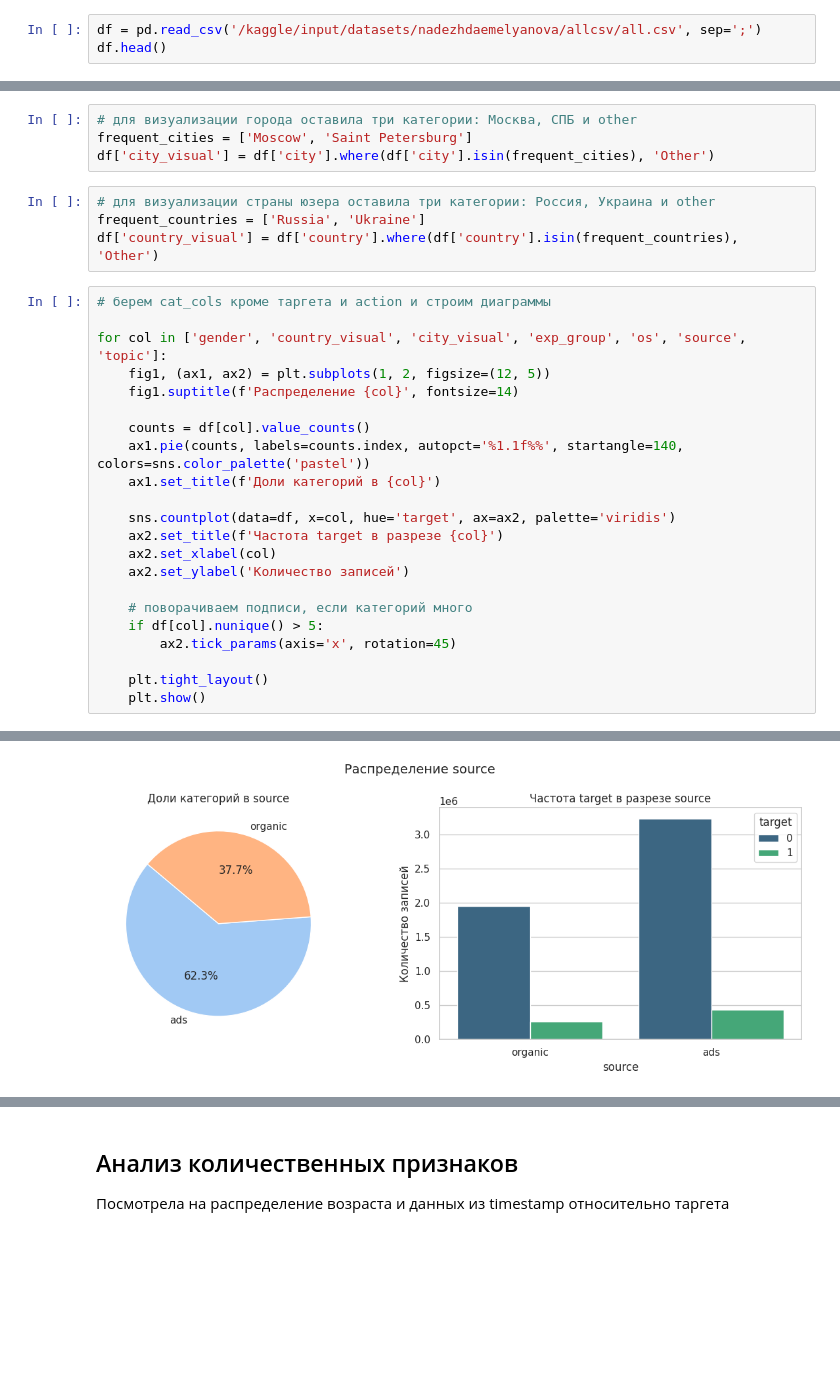
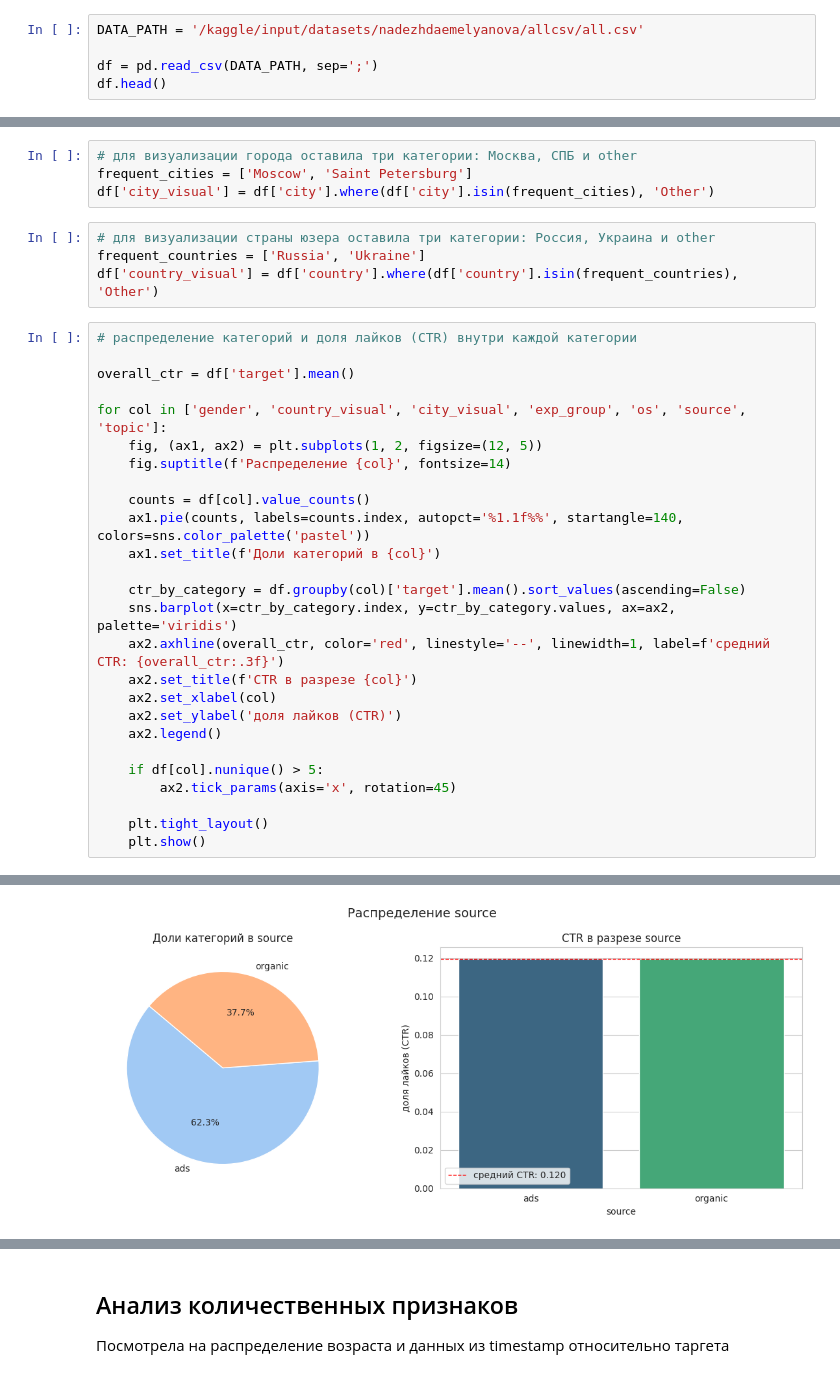
Before and after one commit to nadushaem/RecSys_START_ML_karpov_courses, a Jupyter notebook: start-ml-final-project-eda.ipynb, the cells around one changed output, grey strips where cells are left out. Saved outputs shown, nothing was run; the diff lists cells and outputs as text; blank space fills up the shorter version.

```diff
--- a/start-ml-final-project-eda.ipynb
+++ b/start-ml-final-project-eda.ipynb
@@ -98,5 +82,7 @@ custom_stop_words = {
 # %%
-df = pd.read_csv('/kaggle/input/datasets/nadezhdaemelyanova/allcsv/all.csv', sep=';')
+DATA_PATH = '/kaggle/input/datasets/nadezhdaemelyanova/allcsv/all.csv'
+
+df = pd.read_csv(DATA_PATH, sep=';')
 df.head()
 # %% [output]
 |  | Unnamed: 0 | timestamp | user_id | post_id | action | target | gender | age | country | city | ... |
@@ -200,28 +186,32 @@ df[cat_cols].describe()
 # %%
 # для визуализации города оставила три категории: Москва, СПБ и other
 frequent_cities = ['Moscow', 'Saint Petersburg']
-df['city_visual'] = df['city'].where(df['city'].isin(frequent_cities), 'Оther')
+df['city_visual'] = df['city'].where(df['city'].isin(frequent_cities), 'Other')
 # %%
 # для визуализации страны юзера оставила три категории: Россия, Украина и other
 frequent_countries = ['Russia', 'Ukraine']
 df['country_visual'] = df['country'].where(df['country'].isin(frequent_countries), 'Оther')
 # %%
-# берем cat_cols кроме таргета и action и строим диаграммы
+# распределение категорий и доля лайков (CTR) внутри каждой категории
+
+overall_ctr = df['target'].mean()
 
 for col in ['gender', 'country_visual', 'city_visual', 'exp_group', 'os', 'source', 'topic']:
-    fig1, (ax1, ax2) = plt.subplots(1, 2, figsize=(12, 5))
-    fig1.suptitle(f'Распределение {col}', fontsize=14)
+    fig, (ax1, ax2) = plt.subplots(1, 2, figsize=(12, 5))
+    fig.suptitle(f'Распределение {col}', fontsize=14)
 
     counts = df[col].value_counts()
     ax1.pie(counts, labels=counts.index, autopct='%1.1f%%', startangle=140, colors=sns.color_palette('pastel'))
     ax1.set_title(f'Доли категорий в {col}')
 
-    sns.countplot(data=df, x=col, hue='target', ax=ax2, palette='viridis')
-    ax2.set_title(f'Частота target в разрезе {col}')
+    ctr_by_category = df.groupby(col)['target'].mean().sort_values(ascending=False)
+    sns.barplot(x=ctr_by_category.index, y=ctr_by_category.values, ax=ax2, palette='viridis')
+    ax2.axhline(overall_ctr, color='red', linestyle='--', linewidth=1, label=f'средний CTR: {overall_ctr:.3f}')
+    ax2.set_title(f'CTR в разрезе {col}')
     ax2.set_xlabel(col)
-    ax2.set_ylabel('Количество записей')
+    ax2.set_ylabel('доля лайков (CTR)')
+    ax2.legend()
 
-    # поворачиваем подписи, если категорий много
     if df[col].nunique() > 5:
         ax2.tick_params(axis='x', rotation=45)
 
@@ -236 +226 @@ for col in ['gender', 'country_visual', 'city_visual', 'exp_group', 'os', 'sourc
-[figure, old version]
+[figure, new version]
```
Also changed, not shown: parts of 15 cells of this notebook.
